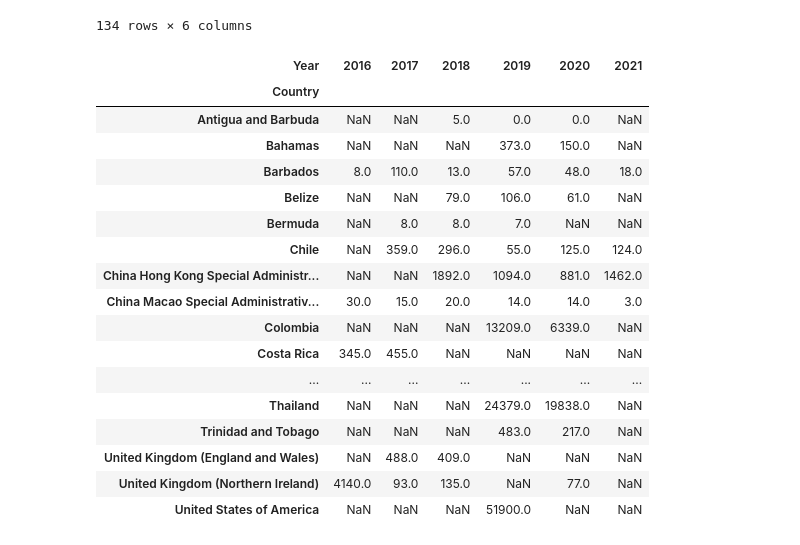
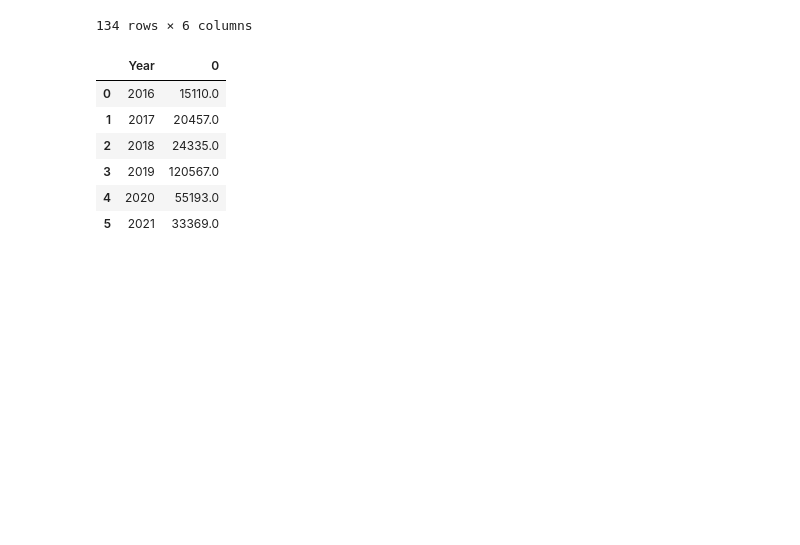
Before and after one commit to Wabfall/escobaddictions, a Jupyter notebook: Escobaddictions4.ipynb, the cells around one changed output. Saved outputs shown, nothing was run; the diff lists cells and outputs as text; code cells hidden in the pictures; blank space fills up the shorter version.

```diff
--- a/Escobaddictions4.ipynb
+++ b/Escobaddictions4.ipynb
@@ -104,25 +117,13 @@ filtered_df2
 134 rows × 6 columns
 # %%
 #dataframe sur le personne qui vont en prison pour trafique de drogue par pays et par année.
-dfPossession = filtered_df2 .pivot_table(index=['Country'], columns='Year', values='VALUE')
-
+dfPossession = filtered_df2 .pivot_table(index=['Country'], columns='Year', values='VALUE').sum().reset_index()
 display(dfPossession)
 # %% [output]
-| Year | 2016 | 2017 | 2018 | 2019 | 2020 | 2021 |
-| Country |  |  |  |  |  |  |
-| Antigua and Barbuda | NaN | NaN | 5.0 | 0.0 | 0.0 | NaN |
-| Bahamas | NaN | NaN | NaN | 373.0 | 150.0 | NaN |
-| Barbados | 8.0 | 110.0 | 13.0 | 57.0 | 48.0 | 18.0 |
-| Belize | NaN | NaN | 79.0 | 106.0 | 61.0 | NaN |
-| Bermuda | NaN | 8.0 | 8.0 | 7.0 | NaN | NaN |
-| Chile | NaN | 359.0 | 296.0 | 55.0 | 125.0 | 124.0 |
-| China Hong Kong Special Administr... | NaN | NaN | 1892.0 | 1094.0 | 881.0 | 1462.0 |
-| China Macao Special Administrativ... | 30.0 | 15.0 | 20.0 | 14.0 | 14.0 | 3.0 |
-| Colombia | NaN | NaN | NaN | 13209.0 | 6339.0 | NaN |
-| Costa Rica | 345.0 | 455.0 | NaN | NaN | NaN | NaN |
-| ... | ... | ... | ... | ... | ... | ... |
-| Thailand | NaN | NaN | NaN | 24379.0 | 19838.0 | NaN |
-| Trinidad and Tobago | NaN | NaN | NaN | 483.0 | 217.0 | NaN |
-| United Kingdom (England and Wales) | NaN | 488.0 | 409.0 | NaN | NaN | NaN |
-| United Kingdom (Northern Ireland) | 4140.0 | 93.0 | 135.0 | NaN | 77.0 | NaN |
-| United States of America | NaN | NaN | NaN | 51900.0 | NaN | NaN |
+|  | Year | 0 |
+| 0 | 2016 | 15110.0 |
+| 1 | 2017 | 20457.0 |
+| 2 | 2018 | 24335.0 |
+| 3 | 2019 | 120567.0 |
+| 4 | 2020 | 55193.0 |
+| 5 | 2021 | 33369.0 |
```
Also changed, not shown: parts of 2 cells of this notebook.
